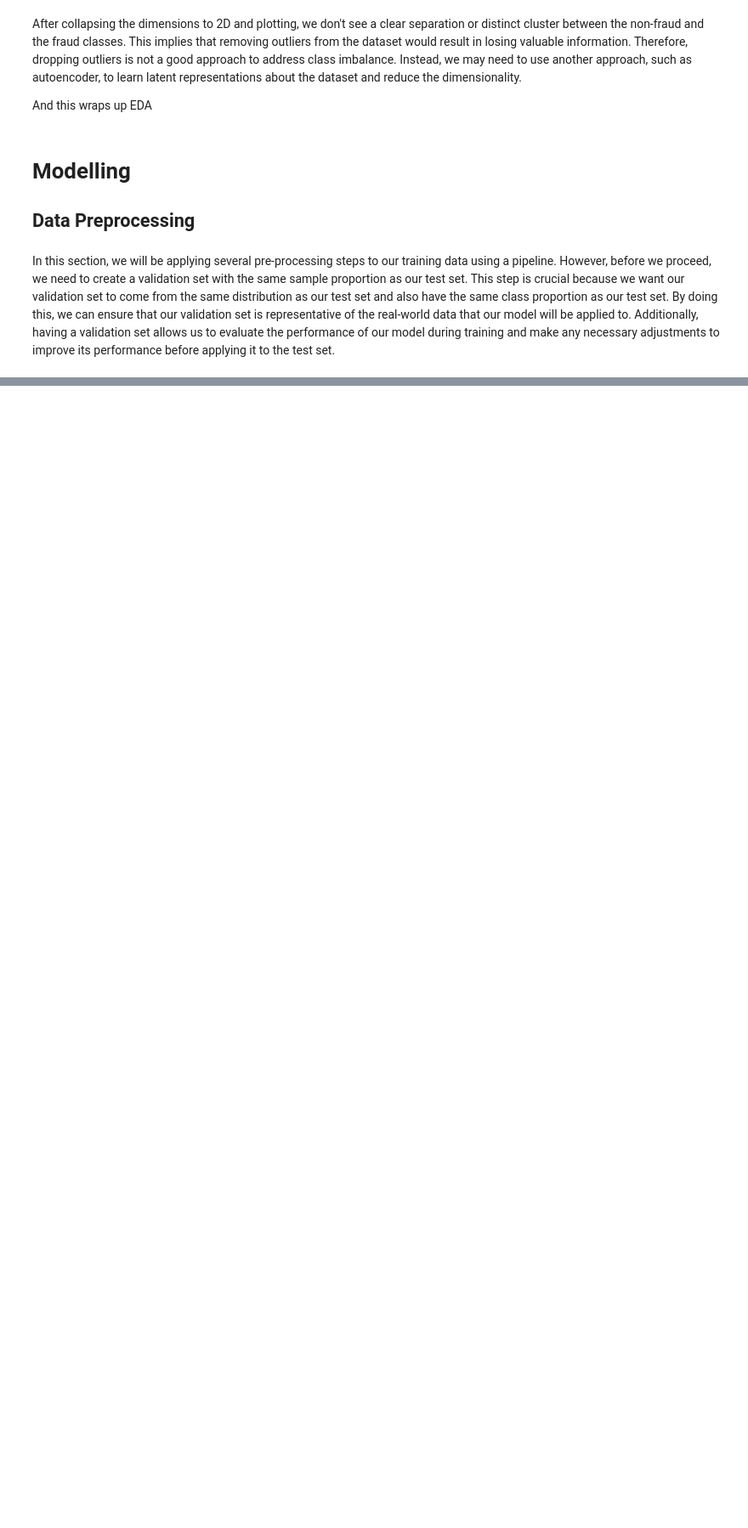
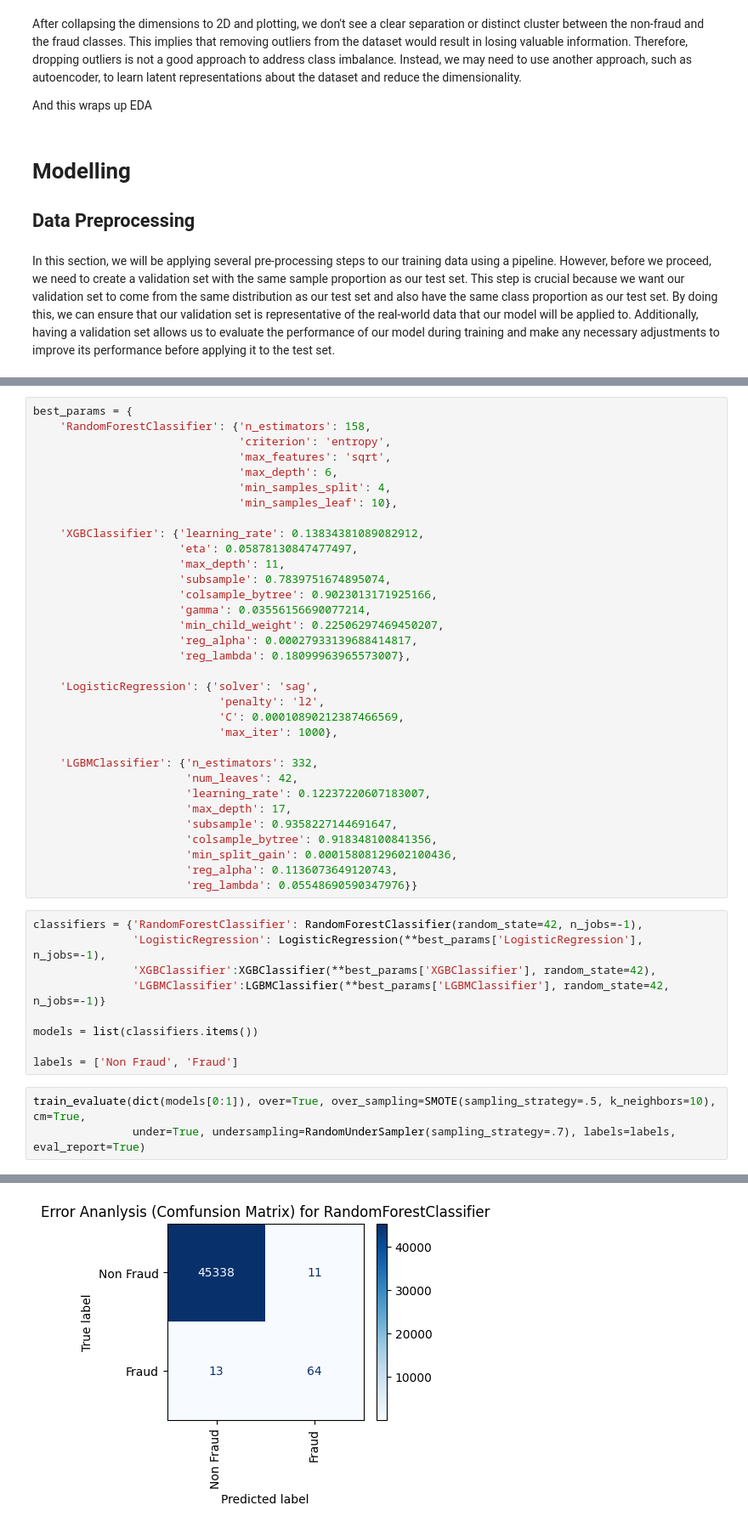
Before and after one commit to KevinChima/Credit-Card-Fraud, a Jupyter notebook: CreditCardFraud.ipynb, the cells around one changed output, grey strips where cells are left out. Shown at 85% size. Cells and saved outputs as stored; diff of their text form; blank space fills up the shorter version.

```diff
--- a/CreditCardFraud.ipynb
+++ b/CreditCardFraud.ipynb
@@ -898,0 +1076,46 @@ weighted avg       1.00      1.00      1.00     45426
+# %%
+best_params = {
+    'RandomForestClassifier': {'n_estimators': 158,
+                               'criterion': 'entropy',
+                               'max_features': 'sqrt',
+                               'max_depth': 6,
+                               'min_samples_split': 4,
+                               'min_samples_leaf': 10},
+
+    'XGBClassifier': {'learning_rate': 0.13834381089082912,
+                      'eta': 0.05878130847477497,
+                      'max_depth': 11,
+                      'subsample': 0.7839751674895074,
+                      'colsample_bytree': 0.9023013171925166,
+                      'gamma': 0.03556156690077214,
+                      'min_child_weight': 0.22506297469450207,
+                      'reg_alpha': 0.00027933139688414817,
+                      'reg_lambda': 0.18099963965573007},
+
+    'LogisticRegression': {'solver': 'sag',
+                            'penalty': 'l2',
+                            'C': 0.00010890212387466569,
+                            'max_iter': 1000},
+
+    'LGBMClassifier': {'n_estimators': 332,
+                       'num_leaves': 42,
+                       'learning_rate': 0.12237220607183007,
+                       'max_depth': 17,
+                       'subsample': 0.9358227144691647,
+                       'colsample_bytree': 0.918348100841356,
+                       'min_split_gain': 0.00015808129602100436,
+                       'reg_alpha': 0.1136073649120743,
+                       'reg_lambda': 0.05548690590347976}}
+# %%
+classifiers = {'RandomForestClassifier': RandomForestClassifier(random_state=42, n_jobs=-1),
+               'LogisticRegression': LogisticRegression(**best_params['LogisticRegression'], n_jobs=-1),
+               'XGBClassifier':XGBClassifier(**best_params['XGBClassifier'], random_state=42),
+               'LGBMClassifier':LGBMClassifier(**best_params['LGBMClassifier'], random_state=42, n_jobs=-1)}
+
+models = list(classifiers.items())
+
+labels = ['Non Fraud', 'Fraud']
+# %%
+train_evaluate(dict(models[0:1]), over=True, over_sampling=SMOTE(sampling_strategy=.5, k_neighbors=10), cm=True,
+               under=True, undersampling=RandomUnderSampler(sampling_strategy=.7), labels=labels, eval_report=True)
+# %% [output]
@@ -898,0 +1133 @@ weighted avg       1.00      1.00      1.00     45426
+[figure, added]
```
Also changed, not shown: parts of 75 cells of this notebook.
